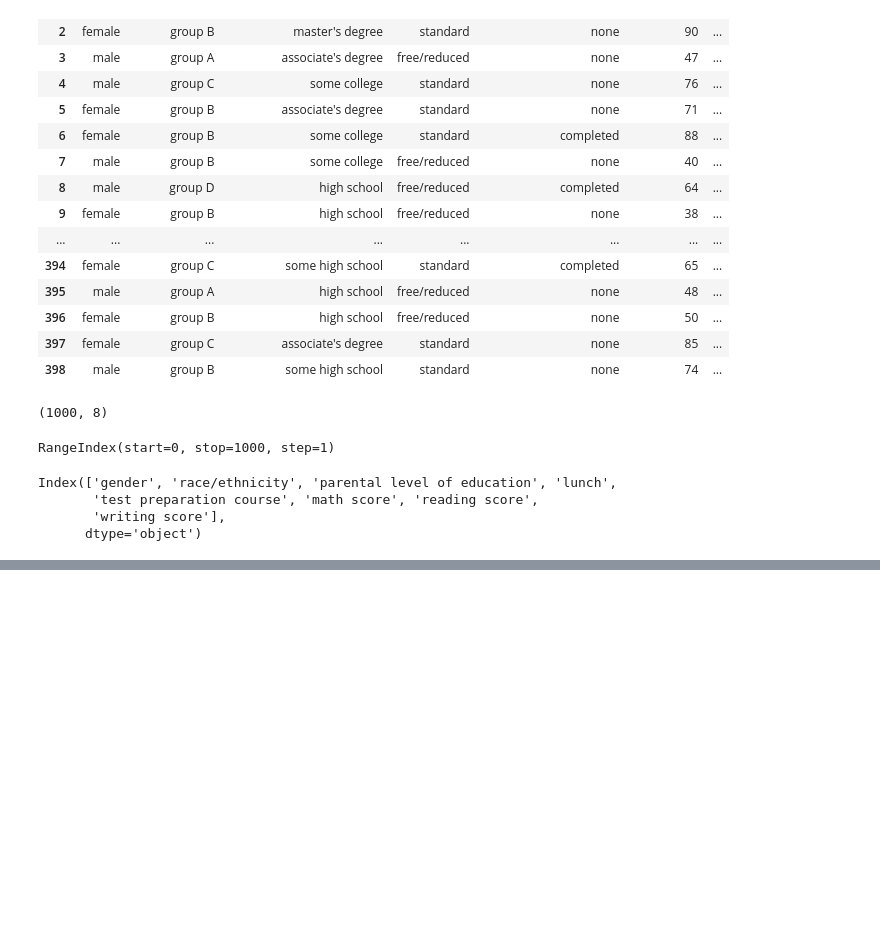
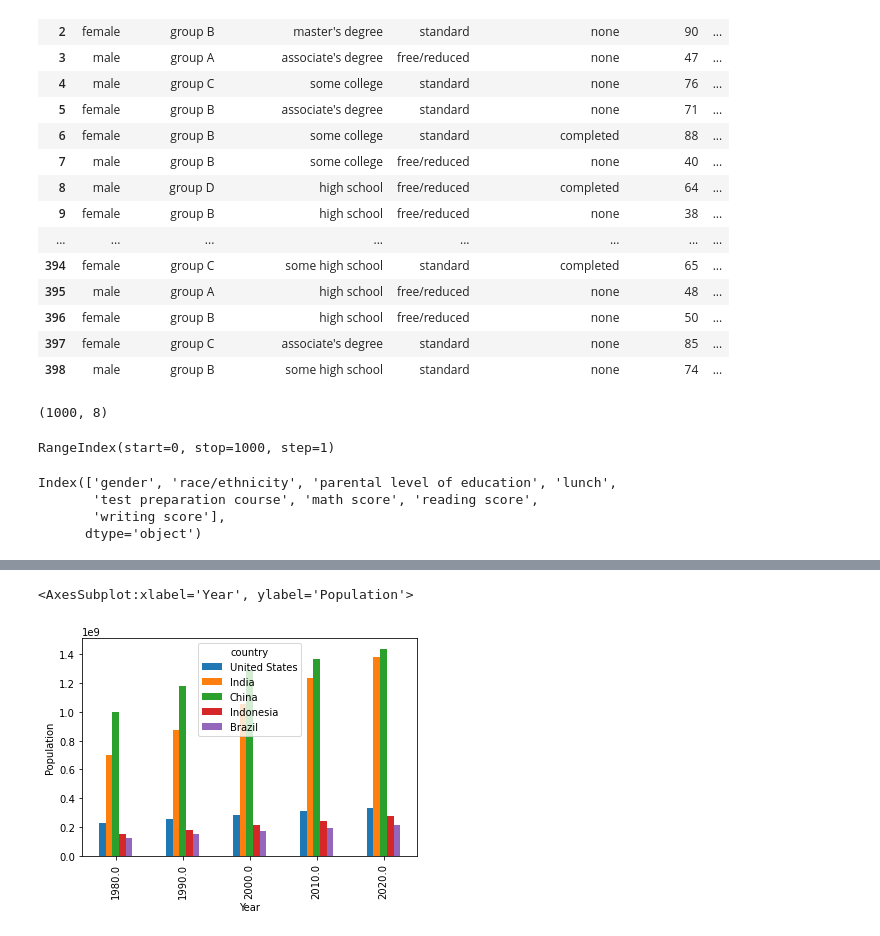
Before and after one commit to TheCoderGuru/Full-Stack-Development, a Jupyter notebook: Example.ipynb, the cells around one changed output, grey strips where cells are left out. Cells and saved outputs as stored; diff of their text form; code cells hidden in the pictures; blank space fills up the shorter version.

```diff
--- a/Example.ipynb
+++ b/Example.ipynb
@@ -483,0 +1147,12 @@ df_exams.dtypes
+# %%
+# selecting a few years
+
+
+df_pivot_sample = df_pivot[df_pivot.index.isin([1980, 1990, 2000, 2010, 2020])]
+# %%
+# making grouped barplot
+
+df_pivot_sample.plot(kind='bar', xlabel='Year', ylabel='Population')
+# %% [output]
+<AxesSubplot:xlabel='Year', ylabel='Population'>
+[figure, added]
```
Also changed, not shown: parts of 58 cells of this notebook.
